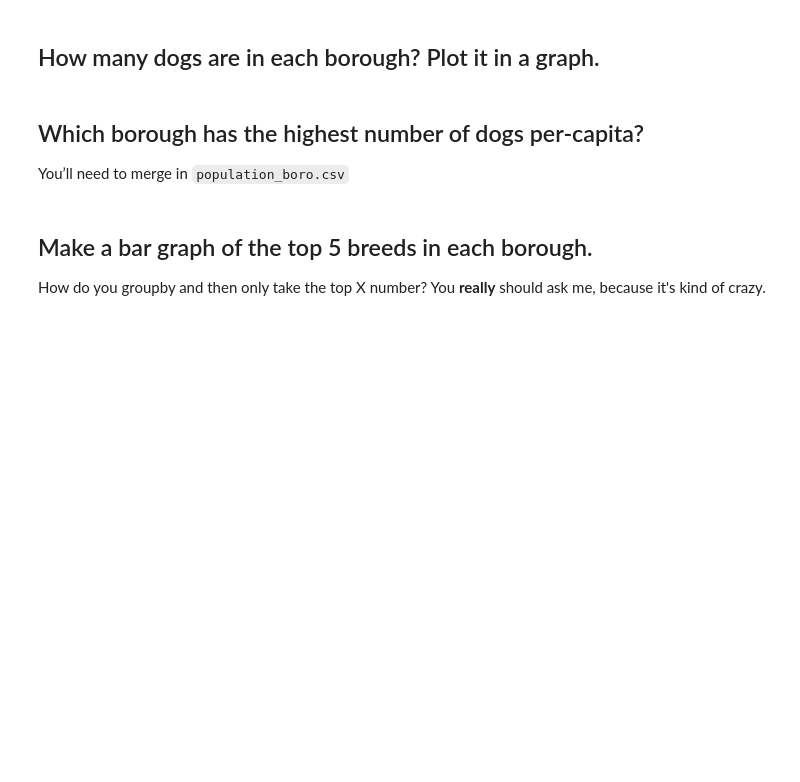
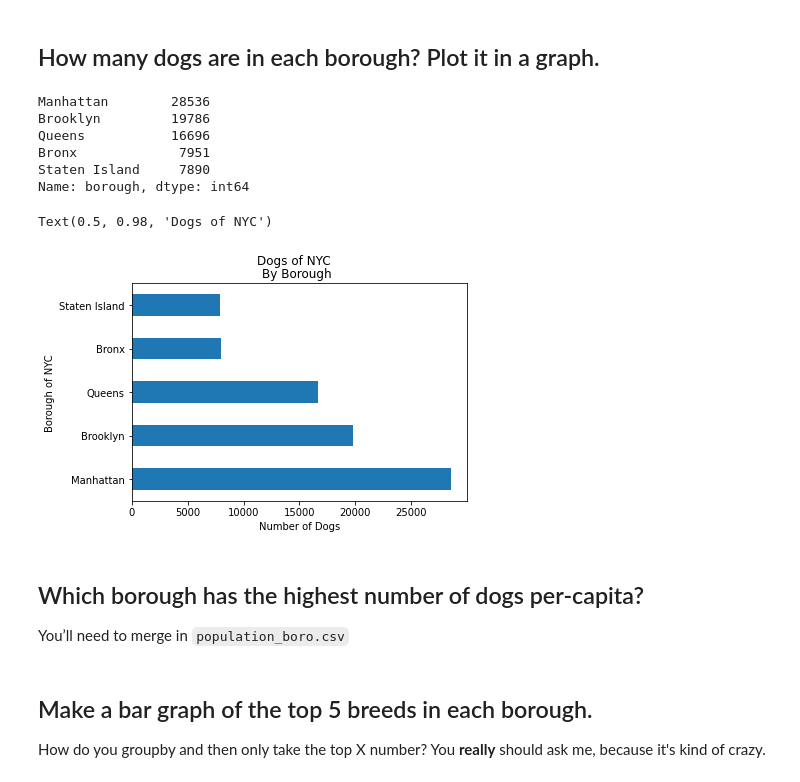
Before and after one commit to EMendy/Homework-6, a Jupyter notebook: Dataset TWO - Dogs_Mendenhall.ipynb, the cells around one changed output. Saved outputs shown, nothing was run; the diff lists cells and outputs as text; code cells hidden in the pictures; blank space fills up the shorter version.

```diff
--- a/Dataset TWO - Dogs_Mendenhall.ipynb
+++ b/Dataset TWO - Dogs_Mendenhall.ipynb
@@ -231,3 +231,6 @@ df['age'].mean().round()
 ## Which neighborhood does each dog live in?
 
 You also have a (terrible) list of NYC neighborhoods in `zipcodes-neighborhoods.csv`. Join these two datasets together, so we know what neighborhood each dog lives in. **Be sure to not read it in as `df`, or else you'll overwrite your dogs dataframe.**
+# %%
+df_zip = pd.read_csv('zipcodes-neighborhoods.csv')
+df_zip
@@ -234,2 +267,4 @@ You also have a (terrible) list of NYC neighborhoods in `zipcodes-neighborhoods.
+# %%
+df = df.merge(df_zip, left_on='Owner Zip Code', right_on='zip')
 # %% [markdown]
 ## What is the most popular dog name in all parts of the Bronx? How about Brooklyn? The Upper East Side?
@@ -242,5 +343,25 @@ You also have a (terrible) list of NYC neighborhoods in `zipcodes-neighborhoods.
 # %% [markdown]
 ## How many dogs are in each borough? Plot it in a graph.
+# %%
+df.borough.value_counts()
+# %% [output]
+Manhattan        28536
+Brooklyn         19786
+Queens           16696
+Bronx             7951
+Staten Island     7890
+Name: borough, dtype: int64
+# %%
+import matplotlib.pyplot as plt
+
+df.borough.value_counts().plot.barh()
+plt.xlabel('Number of Dogs')
+plt.ylabel('Borough of NYC')
+plt.title('By Borough ')
+plt.suptitle("Dogs of NYC")
+# %% [output]
+Text(0.5, 0.98, 'Dogs of NYC')
+[figure, added]
 # %% [markdown]
 ## Which borough has the highest number of dogs per-capita?
 
```
Also changed, not shown: parts of 10 cells of this notebook, 1 other file.
